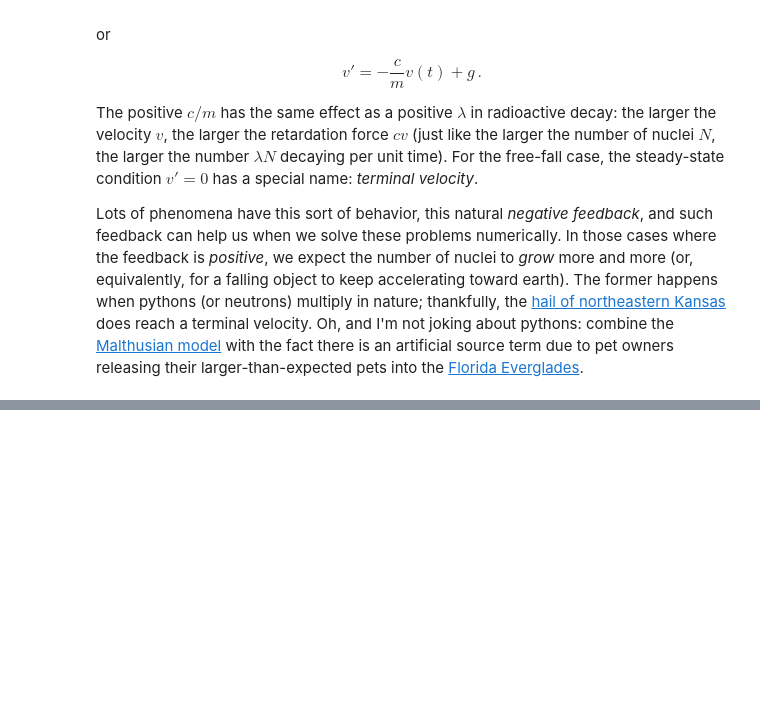
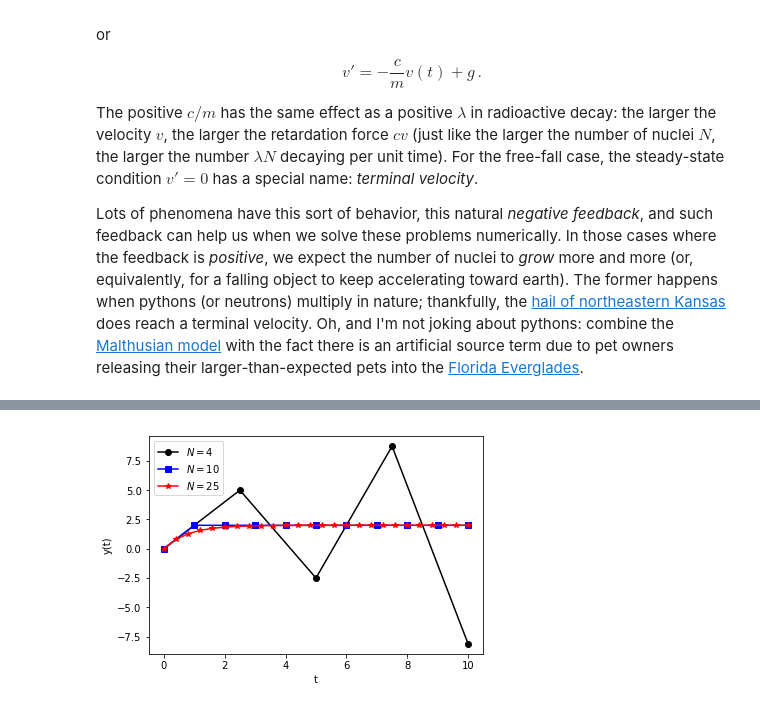
Before and after one commit to robertsj/me400_notes, a Jupyter notebook: source/lectures/EulersMethodForIVPs.ipynb, the cells around one changed output, grey strips where cells are left out. Drawn from its saved outputs; the diff is of its cells as text; code cells hidden in the pictures; blank space fills up the shorter version.

```diff
--- a/source/lectures/EulersMethodForIVPs.ipynb
+++ b/source/lectures/EulersMethodForIVPs.ipynb
@@ -168,0 +508,21 @@ Of course, this is the result some of you might have memorized, but working thro
+# %%
+p = 1.0
+q = 2.0
+t = {}
+y = {}
+y0 = 0
+for N in [4, 10, 25]:
+    t[N] = np.linspace(0, 10, N+1)
+    Delta = t[N][1]-t[N][0]
+    y[N] = np.zeros(N+1)
+    y[0] = y0
+    for i in range(1, N+1):
+        y[N][i] = (1.0 - Delta*p)*y[N][i-1] + Delta*q
+
+plt.plot(t[4], y[4], 'k-o',  t[10], y[10], 'b-s', t[25], y[25], 'r-*')
+plt.xlabel('t')
+plt.ylabel('y(t)')
+plt.legend(['$N=4$', '$N=10$',  '$N=25$'], loc=0)
+plt.show()
+# %% [output]
+[figure, added]
```
Also changed, not shown: parts of 15 cells of this notebook.
